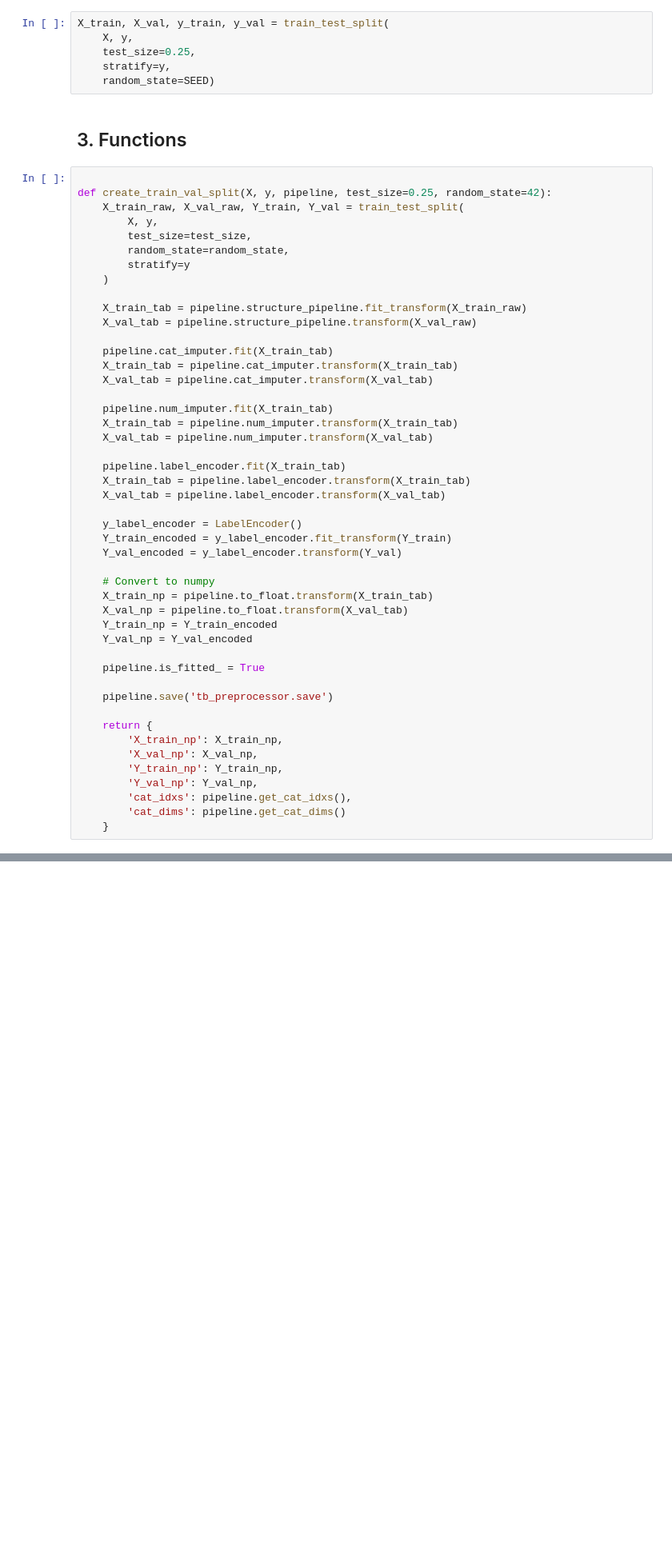
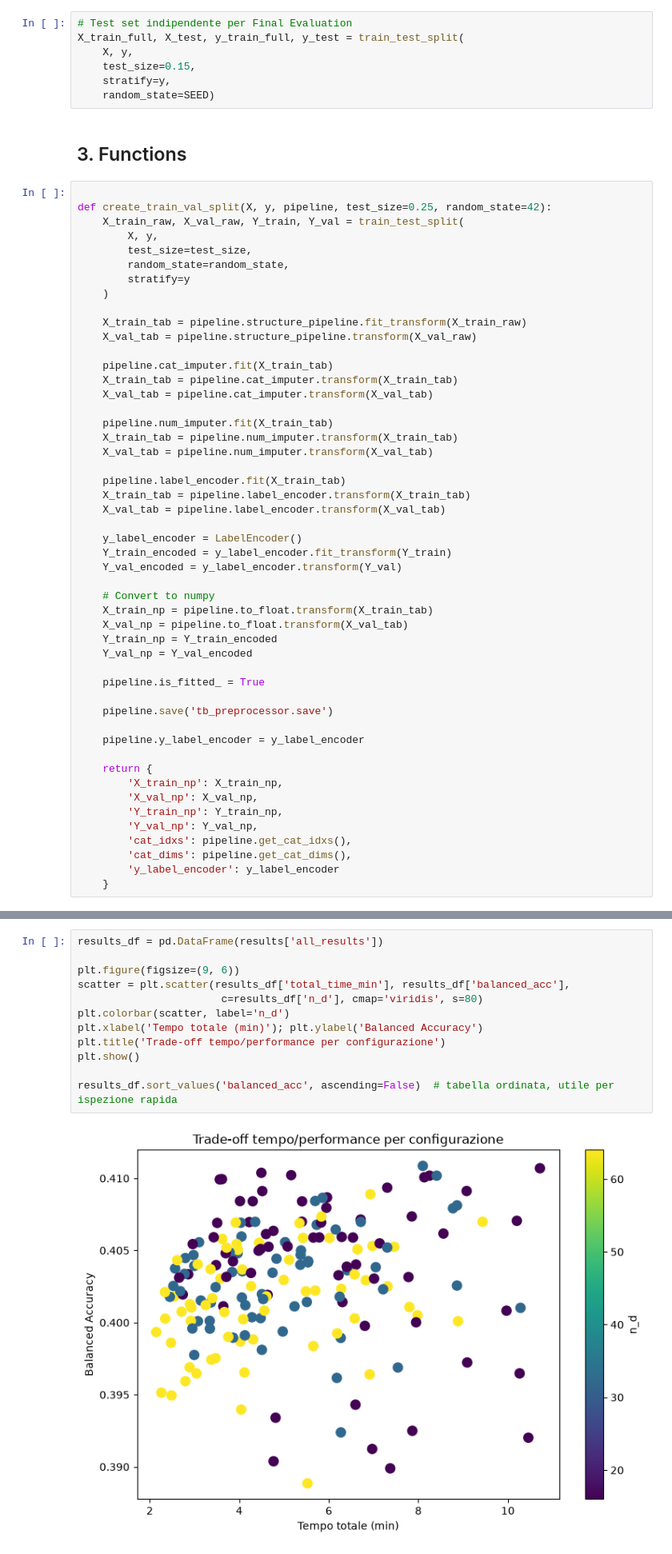
Before and after one commit to gabb-OS/loan-risk-rating-prediction, a Jupyter notebook: src/pipeline_tabnet.ipynb, the cells around one changed output, grey strips where cells are left out. Shown at 80% size. Cells and saved outputs as stored; diff of their text form; blank space fills up the shorter version.

```diff
--- a/src/pipeline_tabnet.ipynb
+++ b/src/pipeline_tabnet.ipynb
@@ -94,9 +101,10 @@ print("Nuovo # Righe: " + str(rows)+ " Nuovo # Colonne: "+str(cols) + "\n")
 X = df.drop(columns=["grade"])
 y = df["grade"]
 # %%
-X_train, X_val, y_train, y_val = train_test_split(
+# Test set indipendente per Final Evaluation
+X_train_full, X_test, y_train_full, y_test = train_test_split(
     X, y,
-    test_size=0.25,
+    test_size=0.15,
     stratify=y,
     random_state=SEED)
 # %% [markdown]
@@ -140,13 +148,16 @@ def create_train_val_split(X, y, pipeline, test_size=0.25, random_state=42):
 
     pipeline.save('tb_preprocessor.save')
 
+    pipeline.y_label_encoder = y_label_encoder
+
     return {
         'X_train_np': X_train_np,
         'X_val_np': X_val_np,
         'Y_train_np': Y_train_np,
         'Y_val_np': Y_val_np,
         'cat_idxs': pipeline.get_cat_idxs(),
-        'cat_dims': pipeline.get_cat_dims()
+        'cat_dims': pipeline.get_cat_dims(),
+        'y_label_encoder': y_label_encoder
     }
 # %%
 def run_tabnet_grid_search(
@@ -419,0 +702,14 @@ print("Pipeline saved.")
+# %%
+results_df = pd.DataFrame(results['all_results'])
+
+plt.figure(figsize=(9, 6))
+scatter = plt.scatter(results_df['total_time_min'], results_df['balanced_acc'],
+                       c=results_df['n_d'], cmap='viridis', s=80)
+plt.colorbar(scatter, label='n_d')
+plt.xlabel('Tempo totale (min)'); plt.ylabel('Balanced Accuracy')
+plt.title('Trade-off tempo/performance per configurazione')
+plt.show()
+
+results_df.sort_values('balanced_acc', ascending=False)  # tabella ordinata, utile per ispezione rapida
+# %% [output]
+[figure, added]
```
Also changed, not shown: parts of 11 cells of this notebook.
